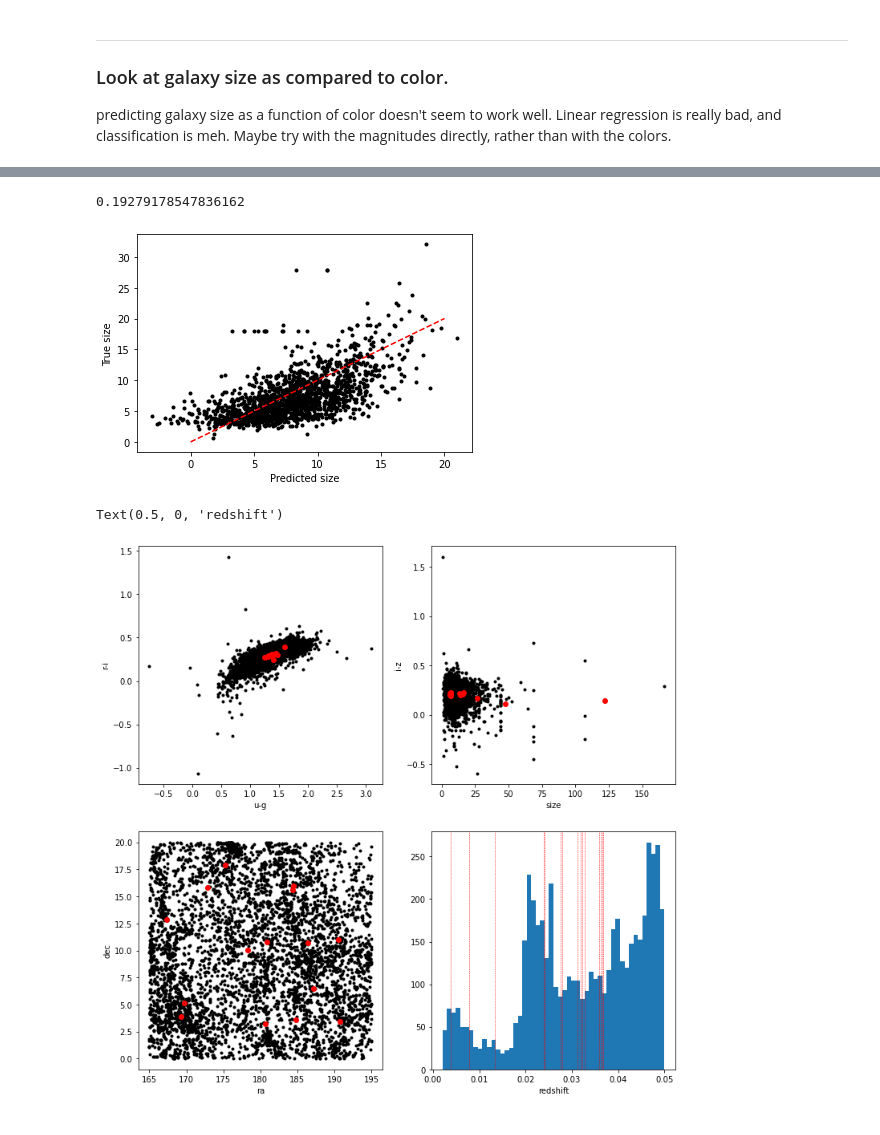
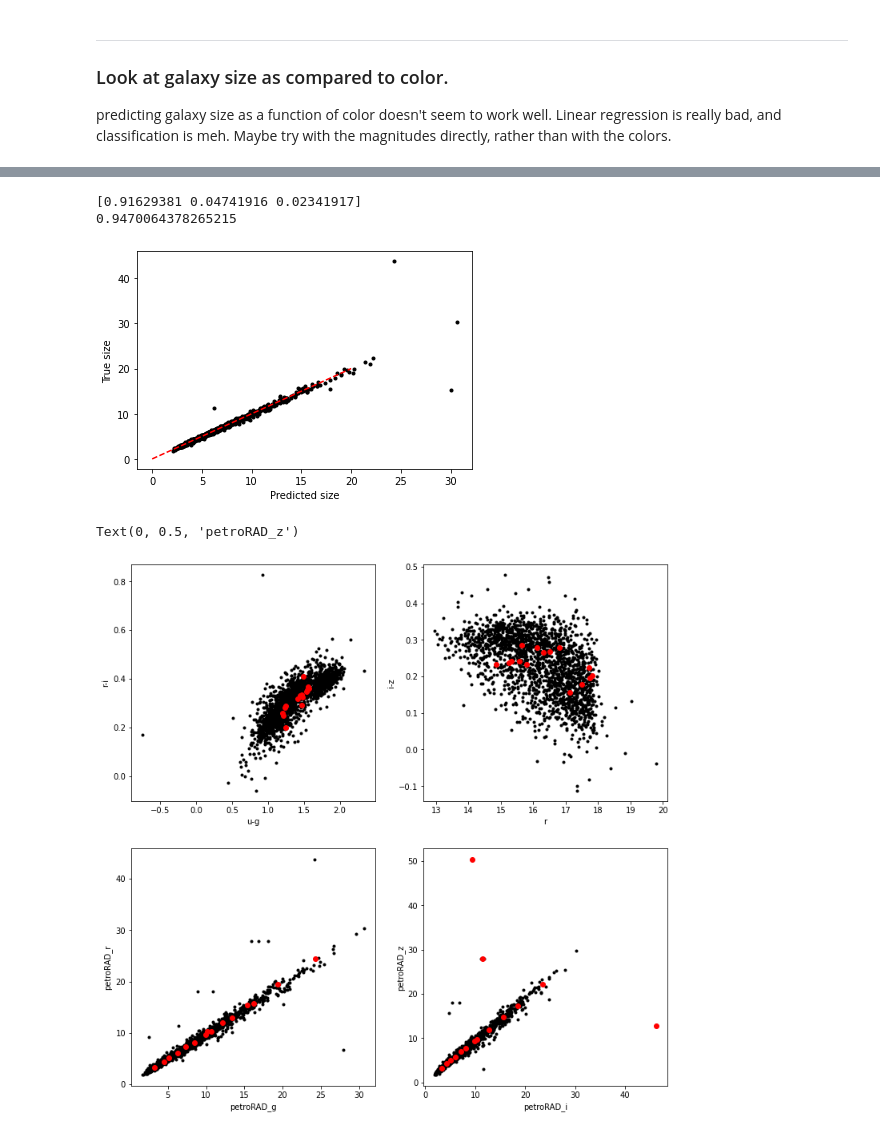
Before and after one commit to kevin-flaherty/Astro211, a Jupyter notebook: Lab8_MachineLearning/MachineLearning.ipynb, the cells around one changed output, grey strips where cells are left out. Saved outputs shown, nothing was run; the diff lists cells and outputs as text; code cells hidden in the pictures.

```diff
--- a/Lab8_MachineLearning/MachineLearning.ipynb
+++ b/Lab8_MachineLearning/MachineLearning.ipynb
@@ -974,27 +974,33 @@ Text(0, 0.5, 'i-z')
 predicting galaxy size as a function of color doesn't seem to work well. Linear regression is really bad, and classification is meh. Maybe try with the magnitudes directly, rather than with the colors.
 # %%
 query_string ='''select
-  p.modelmag_g, p.modelmag_i, p.modelmag_u, p.modelmag_z, p.modelmag_r,
-  p.ra, p.dec,
-  p.petroRAD_r,
-  s.z
+  p.modelmag_u, p.modelmag_g, p.modelmag_r, p.modelmag_i, p.modelmag_z,
+  p.petroRAD_g, p.petroRAD_r, p.petroRAD_i, p.petroRAD_z
 from photoobjall p
 join specobj s on s.bestobjid = p.objid
 where
-  p.ra between 165 and 195 and
+  ( p.flags & (dbo.fPhotoFlags('SATURATED') +
+  dbo.fPhotoFlags('BRIGHT') +
+  dbo.fPhotoFlags('EDGE') +
+  dbo.fPhotoFlags('BLENDED'))) = 0 and
+  p.ra between 170 and 190 and
   p.dec between 0 and 20 and
   s.class = 'galaxy' and
-  s.z between 0.002 and .05 and
+  s.z between 0.02 and .05 and
   p.modelmagerr_g < 0.1 and
   p.modelmagerr_i < 0.1 and
   p.modelmagerr_u < 0.1 and
   p.modelmagerr_z < 0.1 and
   p.modelmagerr_r < 0.1 and
   p.petroRADerr_r < 1 and
+  p.petroRADerr_g < 1 and
+  p.petroRADerr_i < 1 and
+  p.petroRADerr_z < 1 and
   s.zwarning = 0
 
 '''
 ### The cluster is between .002<z<.006
+### 165<RA<195, 0<Dec<20
 data = SDSS.query_sql(query_string,verbose=False)
 print(data)
 # %% [output]
@@ -1051,7 +1065,7 @@ plt.xlabel('petroRAD_r')
 df = data.to_pandas()
 df.iloc[:30,:]
 #data2={'u-g':df['modelmag_u']-df['modelmag_g'],'r-i':df['modelmag_r']-df['modelmag_i'],'i-z':df['modelmag_i']-df['modelmag_z'],'z':df['z'],'petroRAD_r':df['petroRAD_r'],'ra':df['ra'],'dec':df['dec']}
-data2 = {'u':df['modelmag_u'],'g':df['modelmag_g'],'r':df['modelmag_r'],'i':df['modelmag_i'],'z':df['modelmag_z'],'petroRAD_r':df['petroRAD_r'],'ra':df['ra'],'dec':df['dec'],'redshift':df['z']}
+data2 = {'u':df['modelmag_u'],'g':df['modelmag_g'],'r':df['modelmag_r'],'i':df['modelmag_i'],'z':df['modelmag_z'],'petroRAD_g':df['petroRAD_g'],'petroRAD_r':df['petroRAD_r'],'petroRAD_i':df['petroRAD_i'],'petroRAD_z':df['petroRAD_z']}
 df2 = pd.DataFrame(data2)
 df2.iloc[:30,:]
 # %% [output]
@@ -1214,5 +1238,17 @@ Text(0, 0.5, 'Predicted z')
 # %%
+model_pca = decomposition.PCA(n_components=3)
+model_pca.fit(X_all)
+print(model_pca.explained_variance_ratio_)
+
+### This transforms our training and test sets based on the PCA
+Xtrain_all_scaled = model_pca.transform(Xtrain_all)
+Xtest_all_scaled = model_pca.transform(Xtest_all)
+X_all_scaled = model_pca.transform(X_all)
+
+X_all_rec = model_pca.inverse_transform(X_all_scaled)
+
 model = linear_model.LinearRegression()
+#model = linear_model.PoissonRegressor()
 model.fit(Xtrain_all_scaled,ytrain_all)
 
 ypred = model.predict(Xtest_all_scaled)
@@ -1223,40 +1259,43 @@ plt.xlabel('Predicted size')
 plt.ylabel('True size')
 print(model.score(Xtest_all_scaled,ytest_all)) ### R^2 score for our model
 # %% [output]
-0.19279178547836162
+[0.91629381 0.04741916 0.02341917]
+0.9470064378265215
-[figure, old version]
+[figure, new version]
 # %%
 from sklearn.cluster import KMeans
+
+X_all2 = df2
 model = KMeans(n_clusters=15)
-result = model.fit(df2)
+result = model.fit(X_all2)
 
 #print(result.cluster_centers_)
 #print(df2.head())
 
 plt.figure(figsize=(12,12))
 plt.subplot(2,2,1)
 plt.plot(data2['u']-data2['g'],data2['r']-data2['i'],'.k')
 plt.plot(result.cluster_centers_[:,0]-result.cluster_centers_[:,1],result.cluster_centers_[:,2]-result.cluster_centers_[:,3],'or')
 plt.xlabel('u-g')
 plt.ylabel('r-i')
 
 plt.subplot(2,2,2)
-plt.plot(data2['petroRAD_r'],data2['i']-data2['z'],'.k')
-plt.plot(result.cluster_centers_[:,5],result.cluster_centers_[:,3]-result.cluster_centers_[:,4],'or')
-plt.xlabel('size')
+plt.plot(data2['r'],data2['i']-data2['z'],'.k')
+plt.plot(result.cluster_centers_[:,1],result.cluster_centers_[:,3]-result.cluster_centers_[:,4],'or')
+plt.xlabel('r')
 plt.ylabel('i-z')
 
 plt.subplot(2,2,3)
-plt.plot(data2['ra'],data2['dec'],'.k')
-plt.plot(result.cluster_centers_[:,6],result.cluster_centers_[:,7],'or')
-plt.xlabel('ra')
-plt.ylabel('dec')
+plt.plot(data2['petroRAD_g'],data2['petroRAD_r'],'.k')
+plt.plot(result.cluster_centers_[:,5],result.cluster_centers_[:,6],'or')
+plt.xlabel('petroRAD_g')
+plt.ylabel('petroRAD_r')
 
 plt.subplot(2,2,4)
-plt.hist(df['z'],bins=50)
-for i in result.cluster_centers_[:,8]:
-    plt.axvline(i,color='r',lw=.5,ls='--')
-plt.xlabel('redshift')
+plt.plot(data2['petroRAD_i'],data2['petroRAD_z'],'.k')
+plt.plot(result.cluster_centers_[:,7],result.cluster_centers_[:,8],'or')
+plt.xlabel('petroRAD_i')
+plt.ylabel('petroRAD_z')
 # %% [output]
-Text(0.5, 0, 'redshift')
+Text(0, 0.5, 'petroRAD_z')
-[figure, old version]
+[figure, new version]
```
Also changed, not shown: parts of 13 cells of this notebook, 3 other files.
